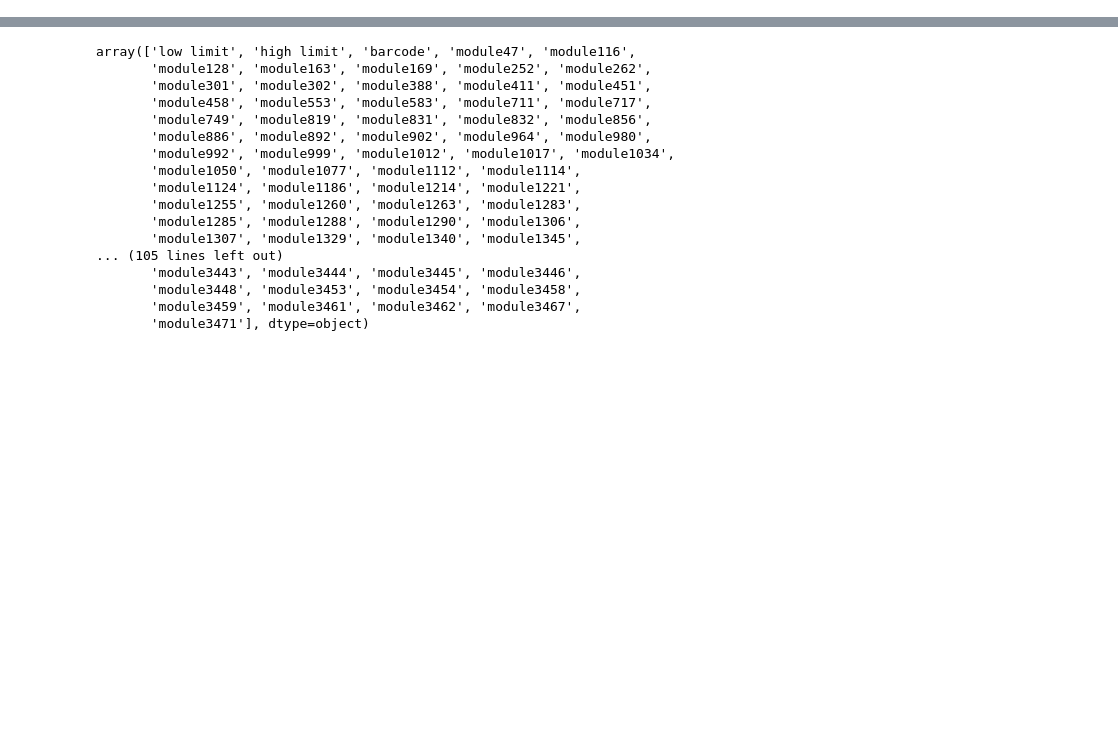
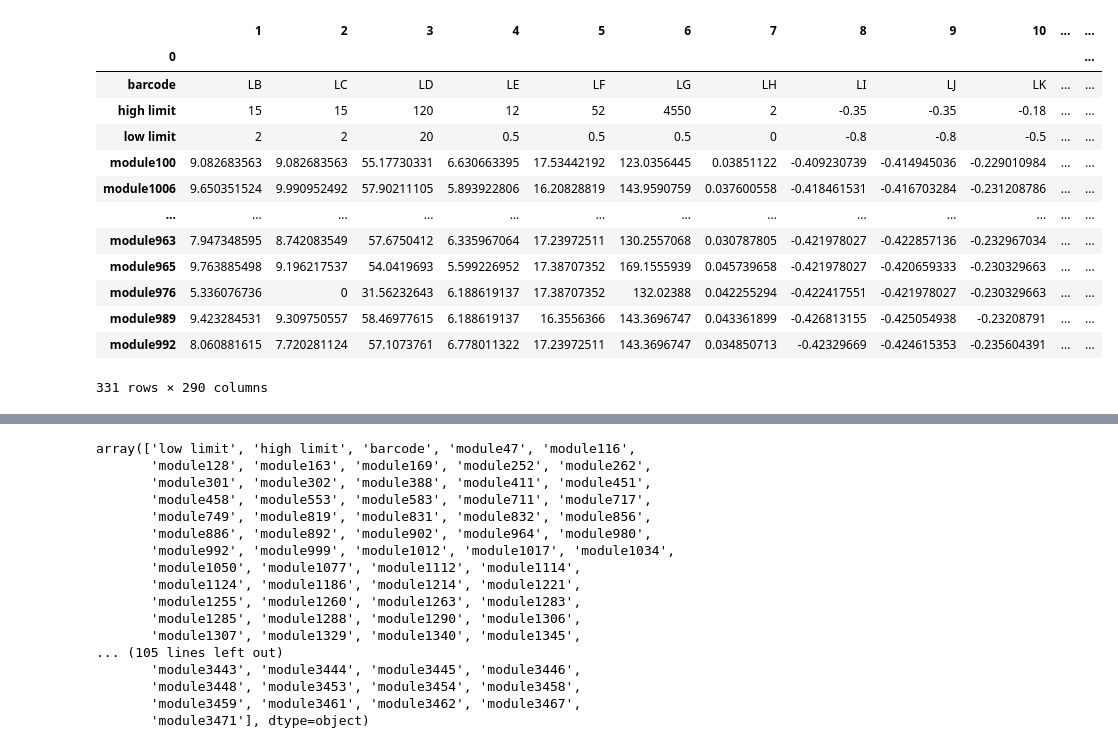
Before and after one commit to HoJin1014/KNU-BIGDATA-study, a Jupyter notebook: 2022.10.31/lg_homework.ipynb, the cells around one changed output, grey strips where cells are left out. Saved outputs shown, nothing was run; the diff lists cells and outputs as text; code cells hidden in the pictures; blank space fills up the shorter version.

```diff
--- a/2022.10.31/lg_homework.ipynb
+++ b/2022.10.31/lg_homework.ipynb
@@ -102,0 +51,20 @@ dfall
+# %%
+# 2. Log들을 바코드 순(사전 순)으로 정렬
+dfall=dfall.sort_values([0], ascending=True)
+# %%
+dfall
+# %% [output]
+|  | 1 | 2 | 3 | 4 | 5 | 6 | 7 | 8 | 9 | 10 | ... | ... |
+| 0 |  |  |  |  |  |  |  |  |  |  |  | ... |
+| barcode | LB | LC | LD | LE | LF | LG | LH | LI | LJ | LK | ... | ... |
+| high limit | 15 | 15 | 120 | 12 | 52 | 4550 | 2 | -0.35 | -0.35 | -0.18 | ... | ... |
+| low limit | 2 | 2 | 20 | 0.5 | 0.5 | 0.5 | 0 | -0.8 | -0.8 | -0.5 | ... | ... |
+| module100 | 9.082683563 | 9.082683563 | 55.17730331 | 6.630663395 | 17.53442192 | 123.0356445 | 0.03851122 | -0.409230739 | -0.414945036 | -0.229010984 | ... | ... |
+| module1006 | 9.650351524 | 9.990952492 | 57.90211105 | 5.893922806 | 16.20828819 | 143.9590759 | 0.037600558 | -0.418461531 | -0.416703284 | -0.231208786 | ... | ... |
+| ... | ... | ... | ... | ... | ... | ... | ... | ... | ... | ... | ... | ... |
+| module963 | 7.947348595 | 8.742083549 | 57.6750412 | 6.335967064 | 17.23972511 | 130.2557068 | 0.030787805 | -0.421978027 | -0.422857136 | -0.232967034 | ... | ... |
+| module965 | 9.763885498 | 9.196217537 | 54.0419693 | 5.599226952 | 17.38707352 | 169.1555939 | 0.045739658 | -0.421978027 | -0.420659333 | -0.230329663 | ... | ... |
+| module976 | 5.336076736 | 0 | 31.56232643 | 6.188619137 | 17.38707352 | 132.02388 | 0.042255294 | -0.422417551 | -0.421978027 | -0.230329663 | ... | ... |
+| module989 | 9.423284531 | 9.309750557 | 58.46977615 | 6.188619137 | 16.3556366 | 143.3696747 | 0.043361899 | -0.426813155 | -0.425054938 | -0.23208791 | ... | ... |
+| module992 | 8.060881615 | 7.720281124 | 57.1073761 | 6.778011322 | 17.23972511 | 143.3696747 | 0.034850713 | -0.42329669 | -0.424615353 | -0.235604391 | ... | ... |
+331 rows × 290 columns
```
Also changed, not shown: parts of 14 cells of this notebook.
